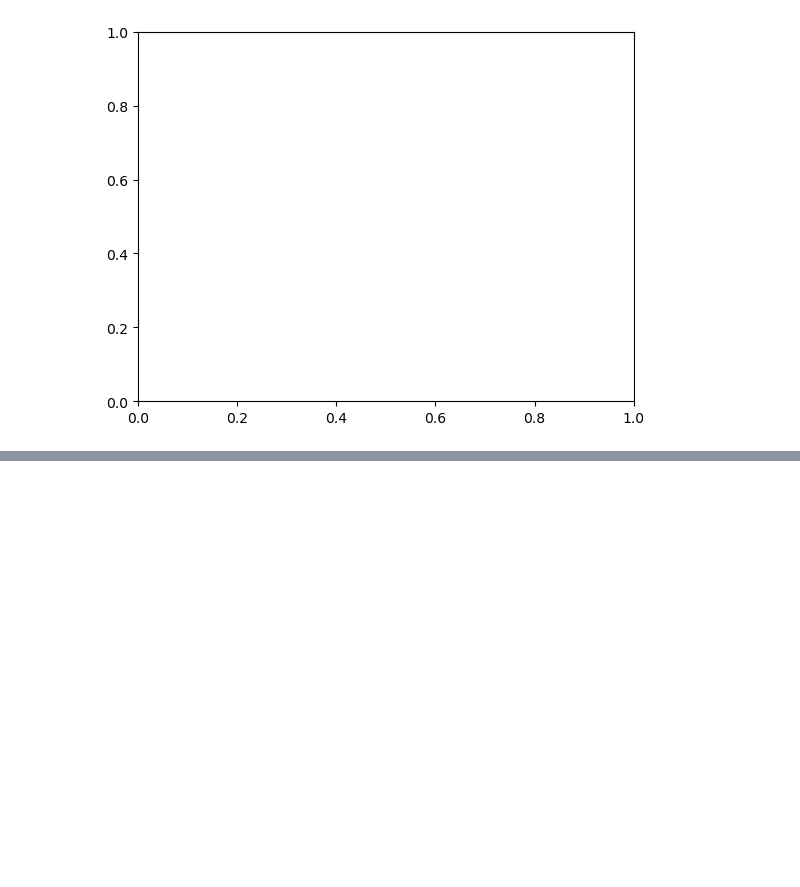
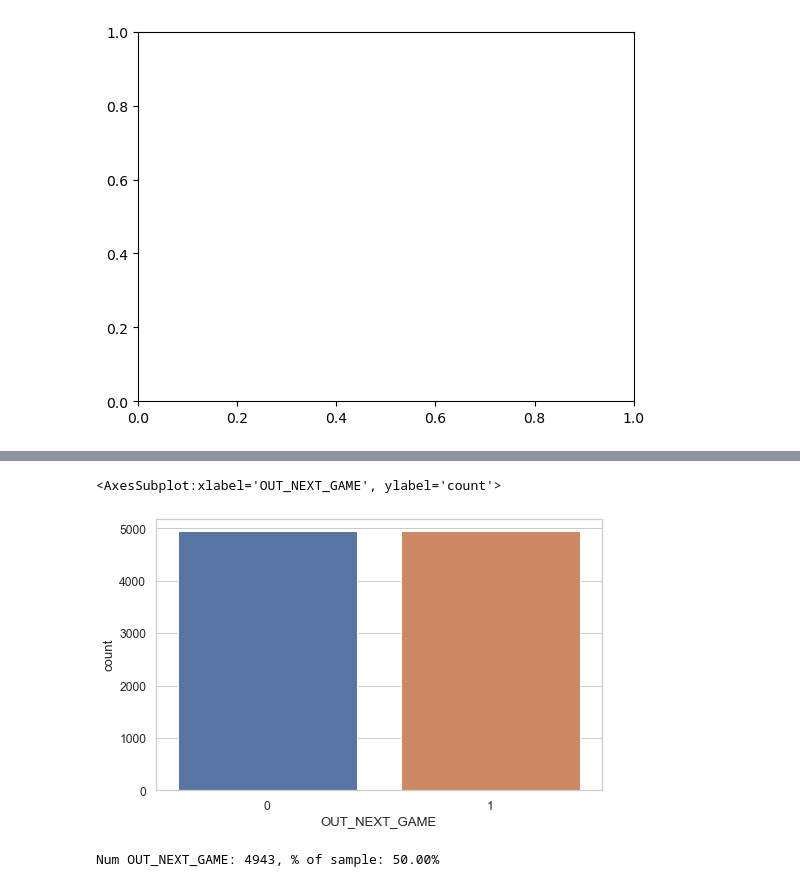
Before and after one commit to NadeemPatel2019/MSDS-456-final-project, a Jupyter notebook: nba_game_logs_eda_2021-22.ipynb, the cells around one changed output, grey strips where cells are left out. Saved outputs shown, nothing was run; the diff lists cells and outputs as text; code cells hidden in the pictures; blank space fills up the shorter version.

```diff
--- a/nba_game_logs_eda_2021-22.ipynb
+++ b/nba_game_logs_eda_2021-22.ipynb
@@ -553,0 +447,12 @@ Confusion matrix:
+# %%
+sns.set(style='whitegrid', font_scale=1.1, rc={"figure.figsize": [8, 5]})
+sns.countplot(x='OUT_NEXT_GAME', data=X_train_copy)
+# %% [output]
+<AxesSubplot:xlabel='OUT_NEXT_GAME', ylabel='count'>
+[figure, added]
+# %%
+tot_ong = Y_train.sum()
+pct_ong = tot_ong/len(Y_train)*100
+print('Num OUT_NEXT_GAME: %d, %% of sample: %.2f%%' %(tot_ong, pct_ong))
+# %% [output]
+Num OUT_NEXT_GAME: 4943, % of sample: 50.00%
```
Also changed, not shown: parts of 27 cells of this notebook.
